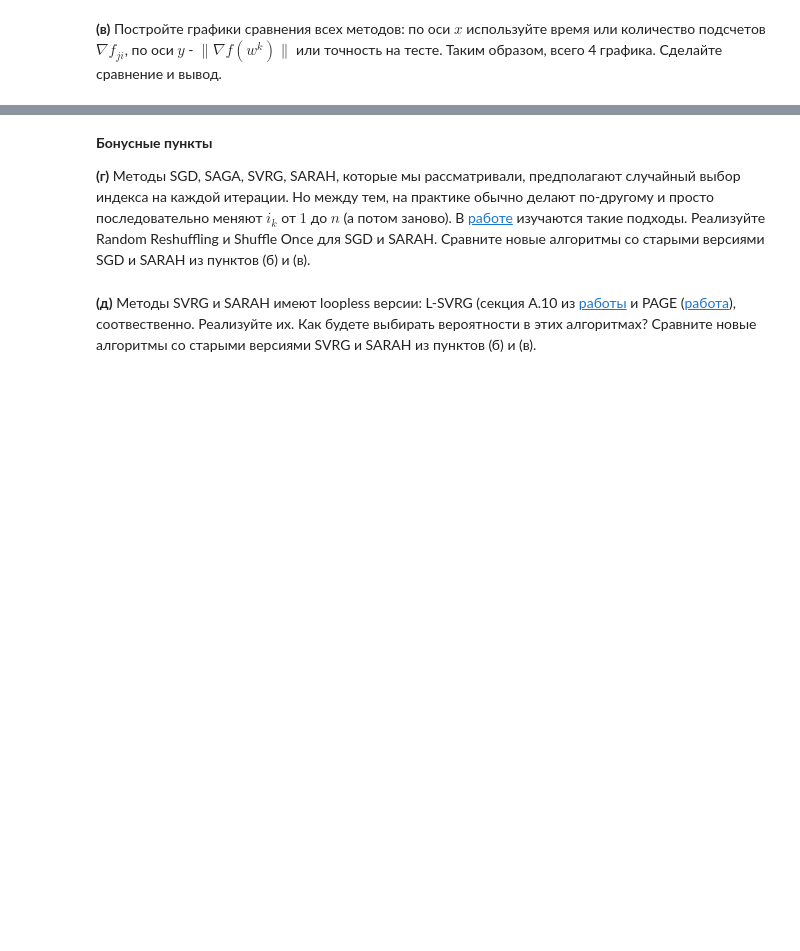
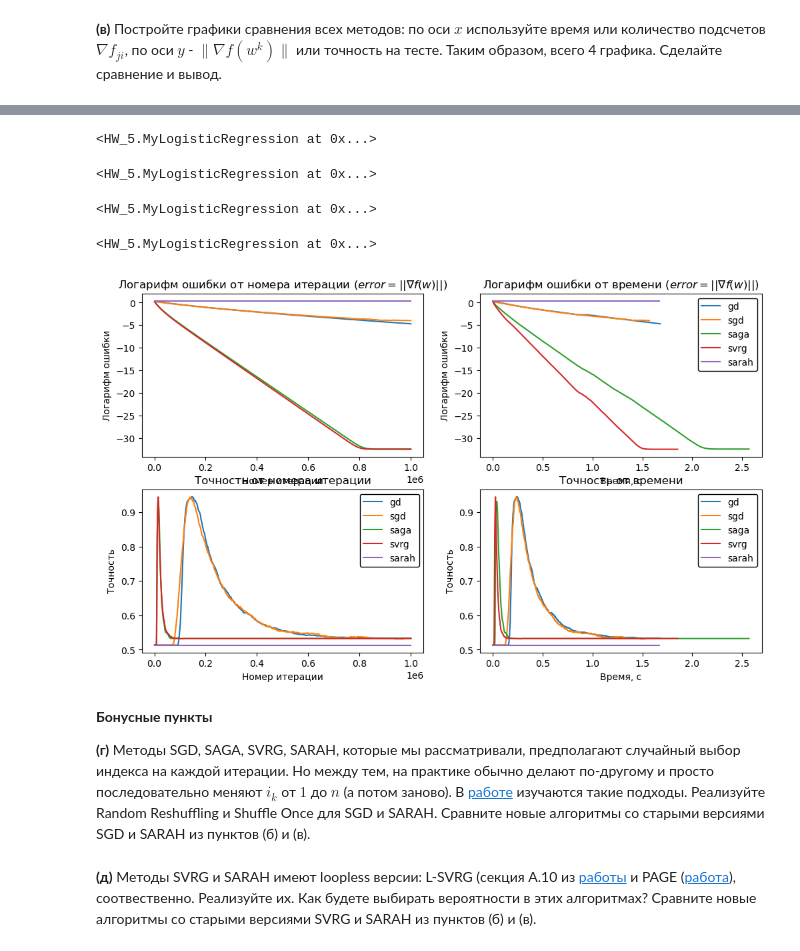
Before and after one commit to kreininmv/Applied-optimization, a Jupyter notebook: Homework/Kreinin_Matvei_Optimization_HW_5.ipynb, the cells around one changed output, grey strips where cells are left out. Drawn from its saved outputs; the diff is of its cells as text; code cells hidden in the pictures; blank space fills up the shorter version.

```diff
--- a/Homework/Kreinin_Matvei_Optimization_HW_5.ipynb
+++ b/Homework/Kreinin_Matvei_Optimization_HW_5.ipynb
@@ -290,0 +313,16 @@ model_SARAH = MyLogisticRegression(l2=True, l2_coef= 0.05, name='sarah', method=
+# %%
+model_SGD.fit_test(X_train, y_train, X_test, y_test)
+# %% [output]
+<HW_5.MyLogisticRegression at 0x...>
+# %%
+model_SAGA.fit_test(X_train, y_train, X_test, y_test)
+# %% [output]
+<HW_5.MyLogisticRegression at 0x...>
+# %%
+model_SVRG.fit_test(X_train, y_train, X_test, y_test)
+# %% [output]
+<HW_5.MyLogisticRegression at 0x...>
+# %%
+model_SARAH.fit_test(X_train, y_train, X_test, y_test)
+# %% [output]
+<HW_5.MyLogisticRegression at 0x...>
@@ -291,3 +382,7 @@ model_SARAH = MyLogisticRegression(l2=True, l2_coef= 0.05, name='sarah', method=
+# %%
+plot_models(model_GD, model_SGD, model_SAGA, model_SVRG, model_SARAH)
+# %% [output]
+[figure, added]
 # %% [markdown]
 __Бонусные пункты__
 
```
Also changed, not shown: parts of 6 cells of this notebook, 1 other file.
